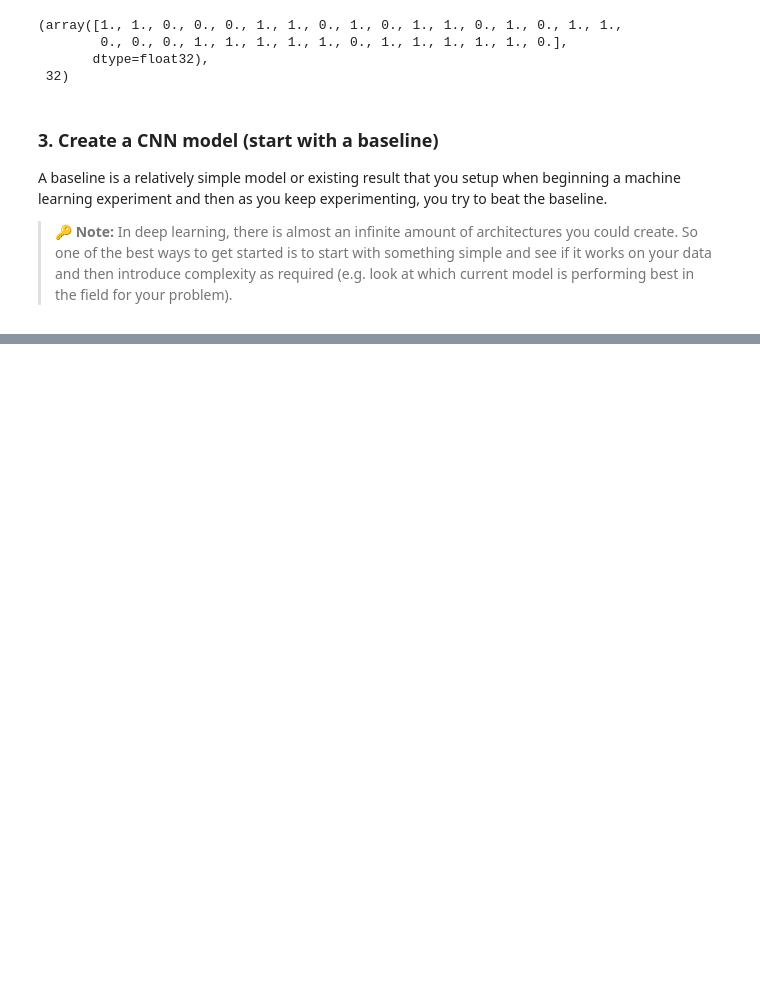
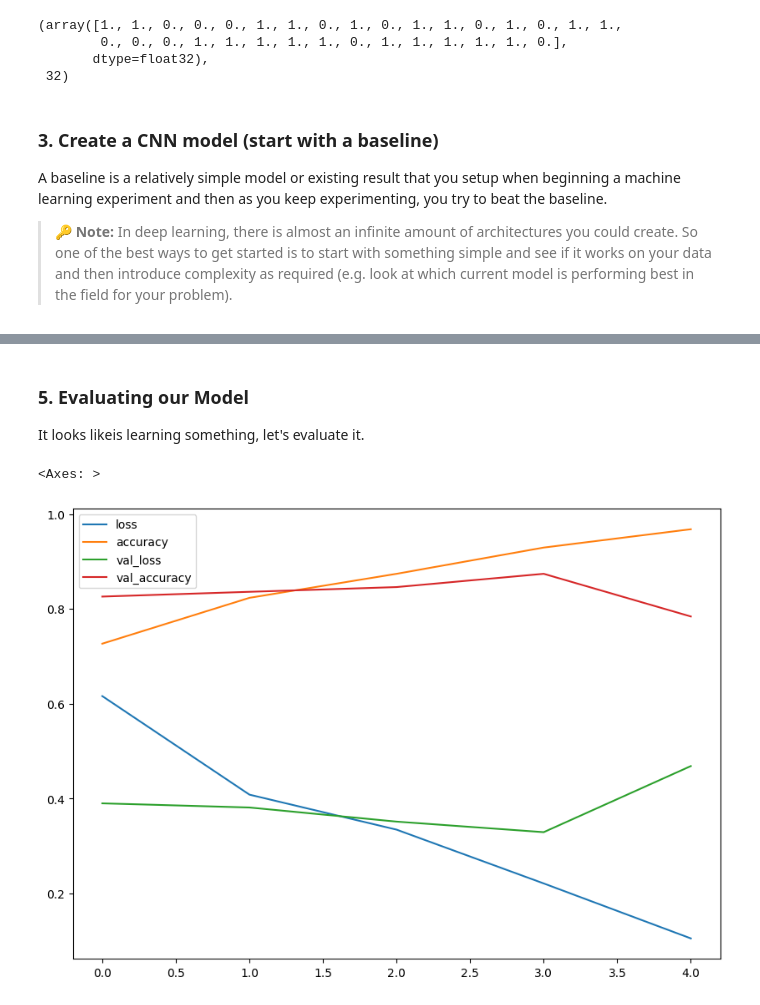
Before and after one commit to Khey17/100-Days-Of-ML-Code, a Jupyter notebook: ComputerVision_and_CNN_with_TensorFlow_03.ipynb, the cells around one changed output, grey strips where cells are left out. Cells and saved outputs as stored; diff of their text form; code cells hidden in the pictures; blank space fills up the shorter version.

```diff
--- a/ComputerVision_and_CNN_with_TensorFlow_03.ipynb
+++ b/ComputerVision_and_CNN_with_TensorFlow_03.ipynb
@@ -664,0 +665,9 @@ _________________________________________________________________
+# %% [markdown]
+### 5. Evaluating our Model
+It looks likeis learning something, let's evaluate it.
+# %%
+import pandas as pd
+pd.DataFrame(history_4.history).plot(figsize=(10, 7))
+# %% [output]
+<Axes: >
+[figure, added]
```
Also changed, not shown: parts of 34 cells of this notebook.
